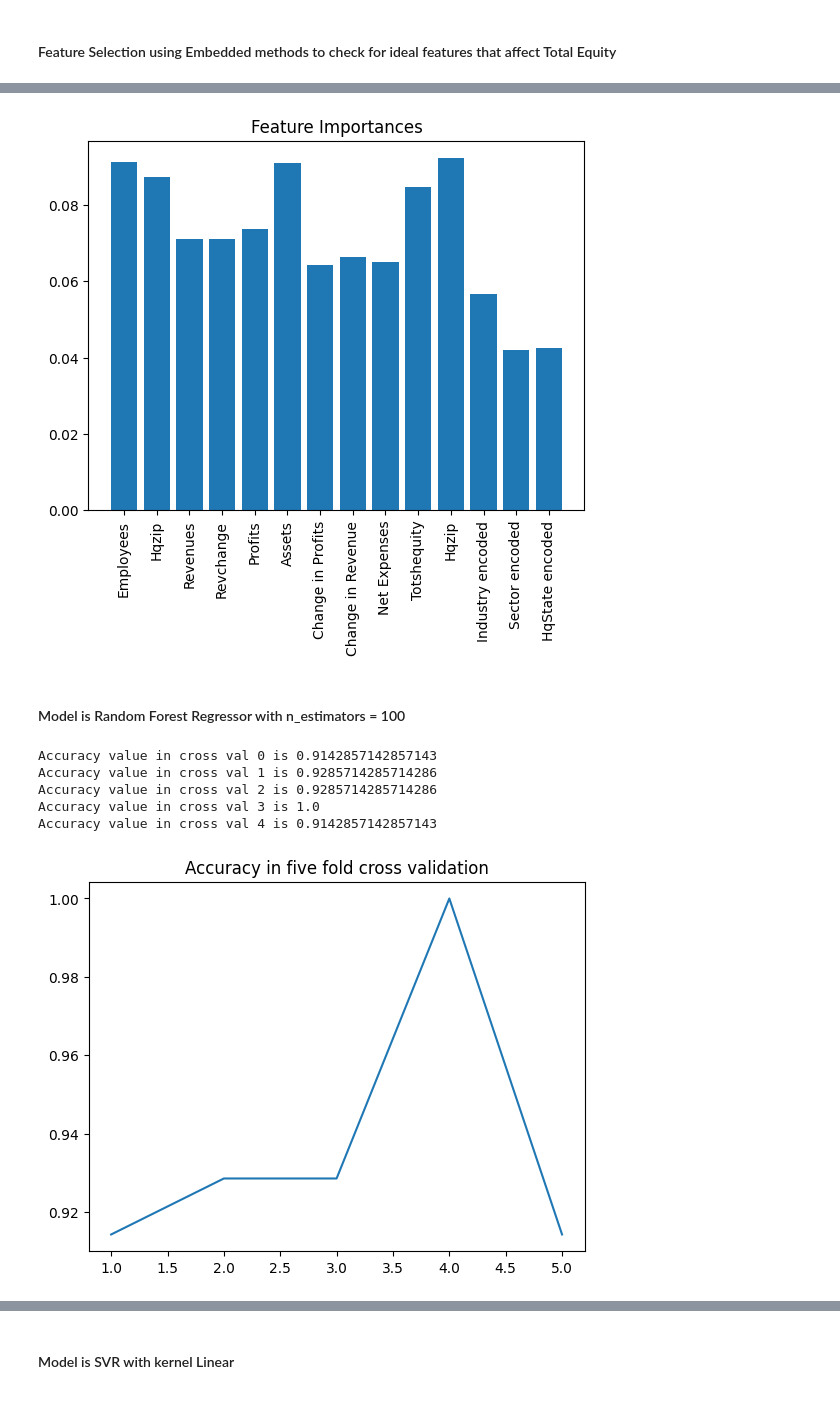
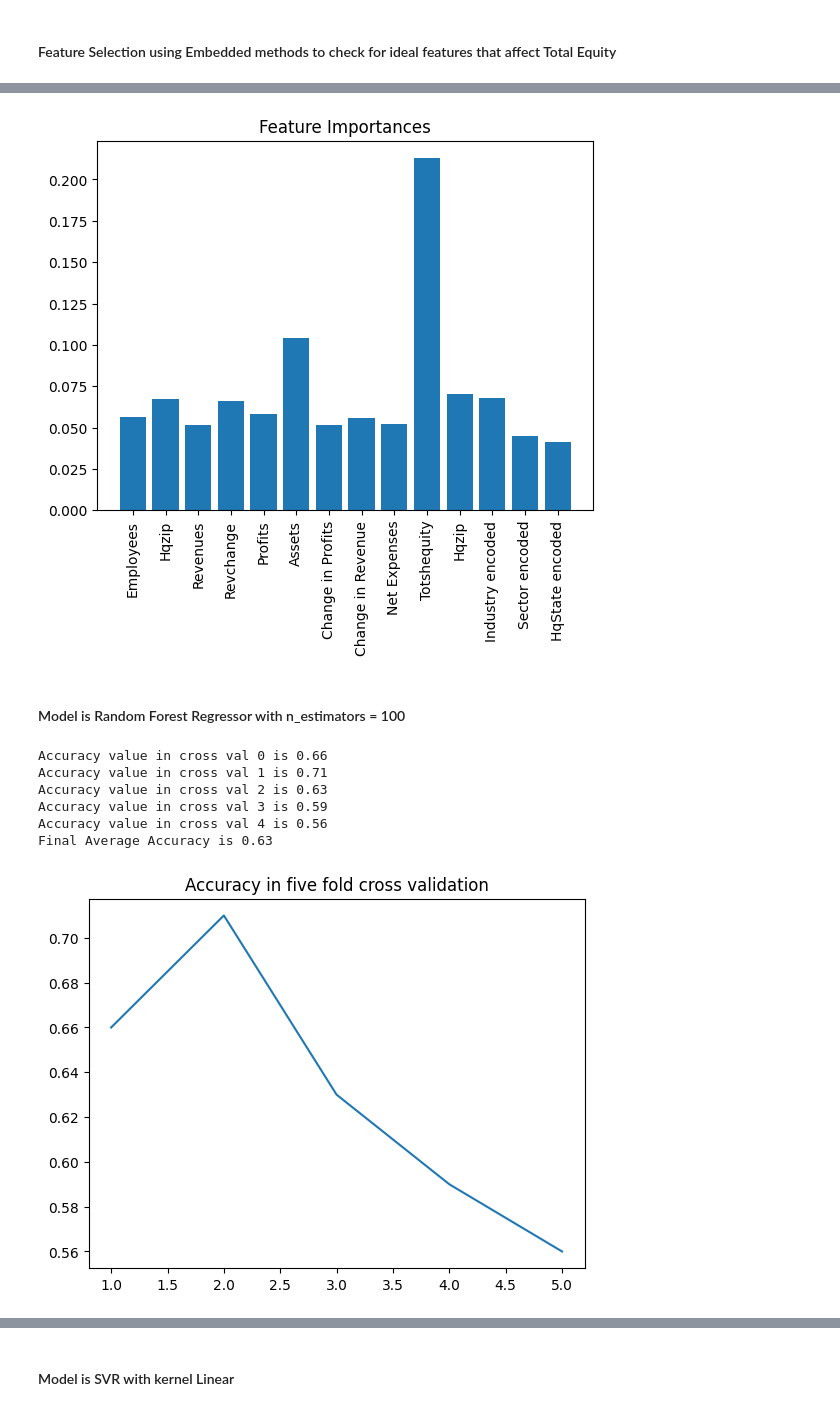
Before and after one commit to arjun8009/Python-Exeter, a Jupyter notebook: Learning Form Data ECMM445-CA1.ipynb, the cells around one changed output, grey strips where cells are left out. Drawn from its saved outputs; the diff is of its cells as text; code cells hidden in the pictures.

```diff
--- a/Learning Form Data ECMM445-CA1.ipynb
+++ b/Learning Form Data ECMM445-CA1.ipynb
@@ -29,8 +29,8 @@ data['Change in Revenue'] =100* data['Revenues']/1+ data['Revchange']
 data['Change in Profits'] =100* data['Profits']/1+ data['Prftchange']
 Quick_Ratio = list(data['Assets']/(data['Assets']-data['Totshequity']))
 IQR_quartile = np.quantile(Quick_Ratio,.75) - np.quantile(Quick_Ratio,0.25)
-upper_theshold = np.median(Quick_Ratio) + 2.0*(IQR_quartile)
-lower_theshold = np.median(Quick_Ratio) - 2.0*(IQR_quartile)
+upper_theshold =  np.median(Quick_Ratio) + 0.55*(IQR_quartile)
+lower_theshold =  np.median(Quick_Ratio) - 0.55*(IQR_quartile)
 investment_risk= []
 for i in Quick_Ratio:
     if(i>upper_theshold):
@@ -1050,17 +1041,17 @@ plt.bar(range(len(columns)),importances)
 plt.xticks(range(len(columns)),columns,rotation=90)
 plt.show()
 # %% [output]
-[figure, old version]
+[figure, new version]
 # %%
 # choosing the top 4 features that is Assets , Profits, Employees
 # %%
 from sklearn.model_selection import KFold
 from sklearn.model_selection import train_test_split
 
-xtrain,xtest,ytrain,ytest = train_test_split(data_merged[['Net Expenses','Change in Revenue','Profits']],
-data_merged['Risk Of Investment'],test_size = 0.3,random_state = 102,shuffle=True)
-kfold = KFold(n_splits=5,shuffle=True,random_state=103)
-splits = kfold.split(xtrain,ytrain)
+X = data_merged[['Hqzip','Industry encoded','Revchange','Totshequity']]
+Y  = data_merged['Risk Of Investment']
+kfold = KFold(n_splits=5,shuffle=True,random_state=109)
+splits = kfold.split(X,Y)
 # %%
 train_indexes_per_split = []
 test_indexes_per_split = []
@@ -1068,30 +1059,32 @@ for n,(train_index,test_index) in enumerate(splits):
     train_indexes_per_split.append(train_index)
     test_indexes_per_split.append(test_index)
 # %%
-xtrains = xtrain.to_numpy()
-ytrains = ytrain.to_numpy()
+xtrains = X.to_numpy()
+ytrains = Y.to_numpy()
 # %% [markdown]
 #### Model is Random Forest Regressor with n_estimators = 100
 # %%
 Accuracy = []
 from sklearn.metrics import r2_score
 from sklearn.metrics import accuracy_score
 from sklearn.metrics import mean_absolute_error
-model = RandomForestClassifier(n_estimators = 100,random_state = 30)
+model_rfc = RandomForestClassifier(n_estimators = 500,random_state = 34)
 for i in range(5):
-    model.fit(xtrains[train_indexes_per_split[i]],ytrains[train_indexes_per_split[i]])
+    model_rfc.fit(xtrains[train_indexes_per_split[i]],ytrains[train_indexes_per_split[i]])
     print('Accuracy value in cross val {0} is {1}'.format(i,accuracy_score(ytrains[test_indexes_per_split[i]],
-    model.predict(xtrains[test_indexes_per_split[i]]))))
+    model_rfc.predict(xtrains[test_indexes_per_split[i]]))))
     Accuracy.append(accuracy_score(ytrains[test_indexes_per_split[i]],
-    model.predict(xtrains[test_indexes_per_split[i]])))
+    model_rfc.predict(xtrains[test_indexes_per_split[i]])))
+print('Final Average Accuracy is {0}'.format(sum(Accuracy)/5))
 plt.figure()
 plt.title('Accuracy in five fold cross validation')
 plt.plot([1,2,3,4,5],Accuracy)
 plt.show()
 # %% [output]
-Accuracy value in cross val 0 is 0.9142857142857143
-Accuracy value in cross val 1 is 0.9285714285714286
-Accuracy value in cross val 2 is 0.9285714285714286
-Accuracy value in cross val 3 is 1.0
-Accuracy value in cross val 4 is 0.9142857142857143
+Accuracy value in cross val 0 is 0.66
+Accuracy value in cross val 1 is 0.71
+Accuracy value in cross val 2 is 0.63
+Accuracy value in cross val 3 is 0.59
+Accuracy value in cross val 4 is 0.56
+Final Average Accuracy is 0.63
-[figure, old version]
+[figure, new version]
```
Also changed, not shown: parts of 29 cells of this notebook.
